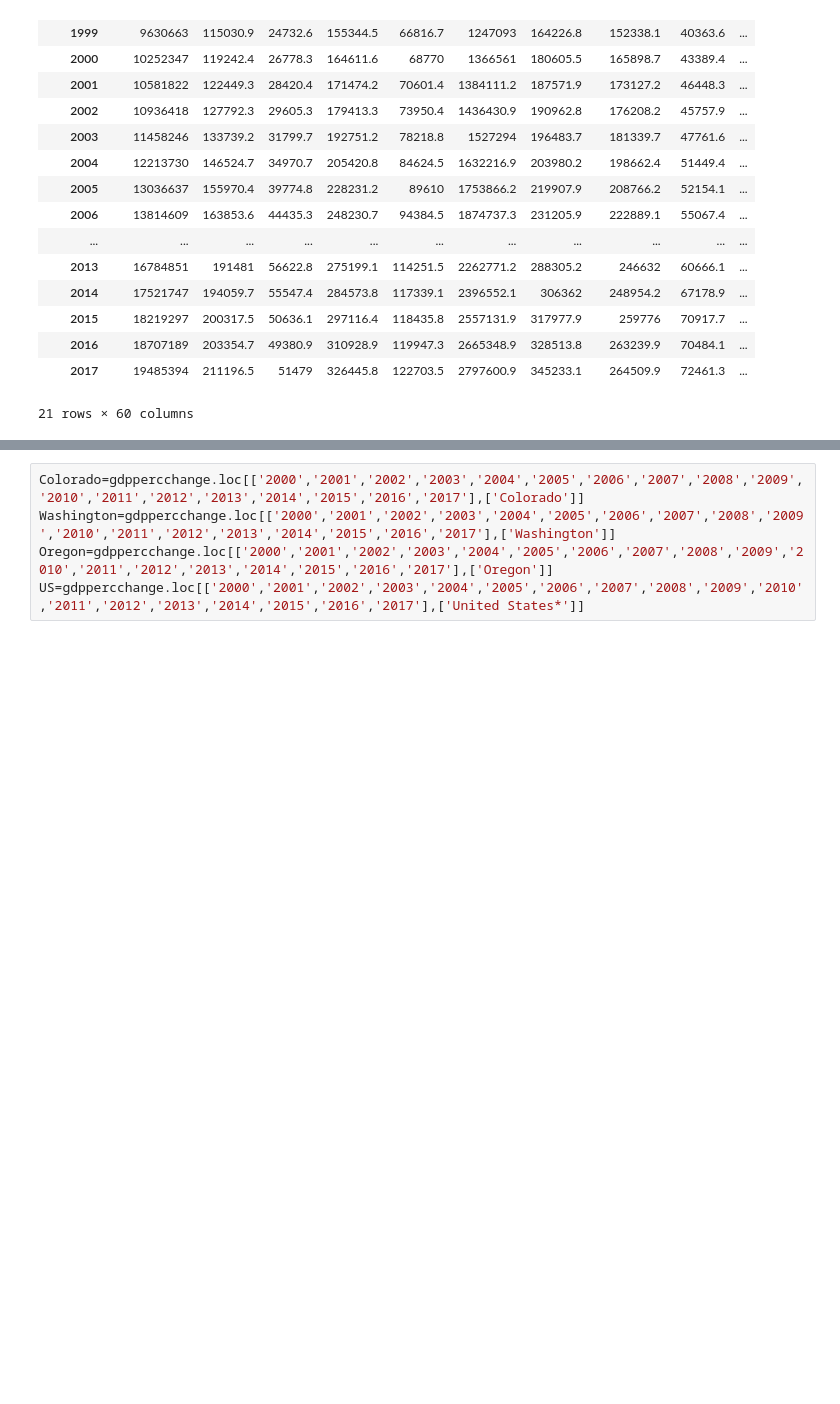
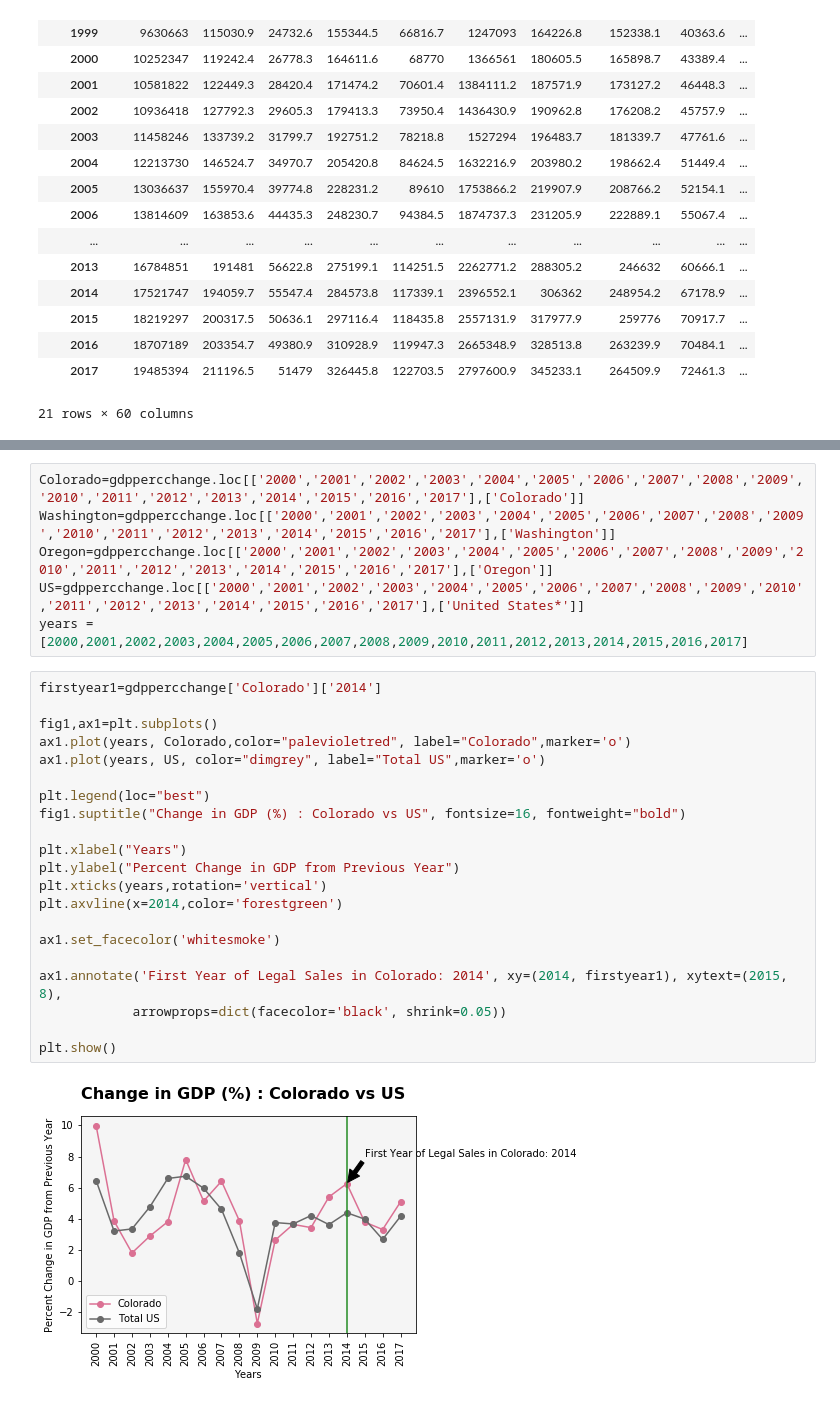
Before and after one commit to chane-d/group-project-one, a Jupyter notebook: GDP_Toni/GDP_test_toni.ipynb, the cells around one changed output, grey strips where cells are left out. Drawn from its saved outputs; the diff is of its cells as text; blank space fills up the shorter version.

```diff
--- a/GDP_Toni/GDP_test_toni.ipynb
+++ b/GDP_Toni/GDP_test_toni.ipynb
@@ -46,4 +67,28 @@ Colorado=gdppercchange.loc[['2000','2001','2002','2003','2004','2005','2006','20
 Washington=gdppercchange.loc[['2000','2001','2002','2003','2004','2005','2006','2007','2008','2009','2010','2011','2012','2013','2014','2015','2016','2017'],['Washington']]
 Oregon=gdppercchange.loc[['2000','2001','2002','2003','2004','2005','2006','2007','2008','2009','2010','2011','2012','2013','2014','2015','2016','2017'],['Oregon']]
 US=gdppercchange.loc[['2000','2001','2002','2003','2004','2005','2006','2007','2008','2009','2010','2011','2012','2013','2014','2015','2016','2017'],['United States*']]
+years = [2000,2001,2002,2003,2004,2005,2006,2007,2008,2009,2010,2011,2012,2013,2014,2015,2016,2017]
+# %%
+firstyear1=gdppercchange['Colorado']['2014']
+
+fig1,ax1=plt.subplots()
+ax1.plot(years, Colorado,color="palevioletred", label="Colorado",marker='o')
+ax1.plot(years, US, color="dimgrey", label="Total US",marker='o')
+
+plt.legend(loc="best")
+fig1.suptitle("Change in GDP (%) : Colorado vs US", fontsize=16, fontweight="bold")
+
+plt.xlabel("Years")
+plt.ylabel("Percent Change in GDP from Previous Year")
+plt.xticks(years,rotation='vertical')
+plt.axvline(x=2014,color='forestgreen')
+
+ax1.set_facecolor('whitesmoke')
+
+ax1.annotate('First Year of Legal Sales in Colorado: 2014', xy=(2014, firstyear1), xytext=(2015, 8),
+            arrowprops=dict(facecolor='black', shrink=0.05))
+
+plt.show()
+# %% [output]
+[figure, added]
 # %%
```
Also changed, not shown: parts of 18 cells of this notebook, 2 other files.
